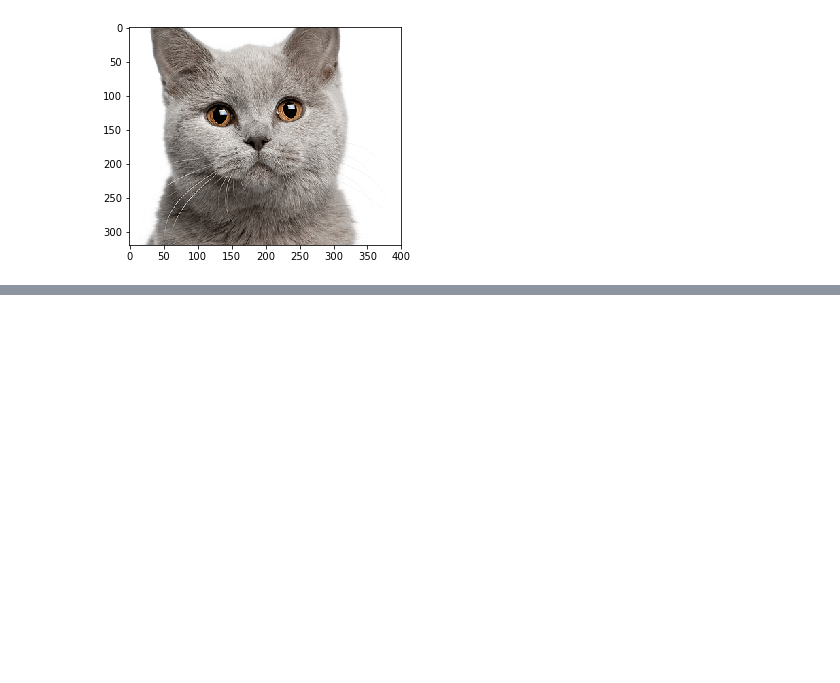
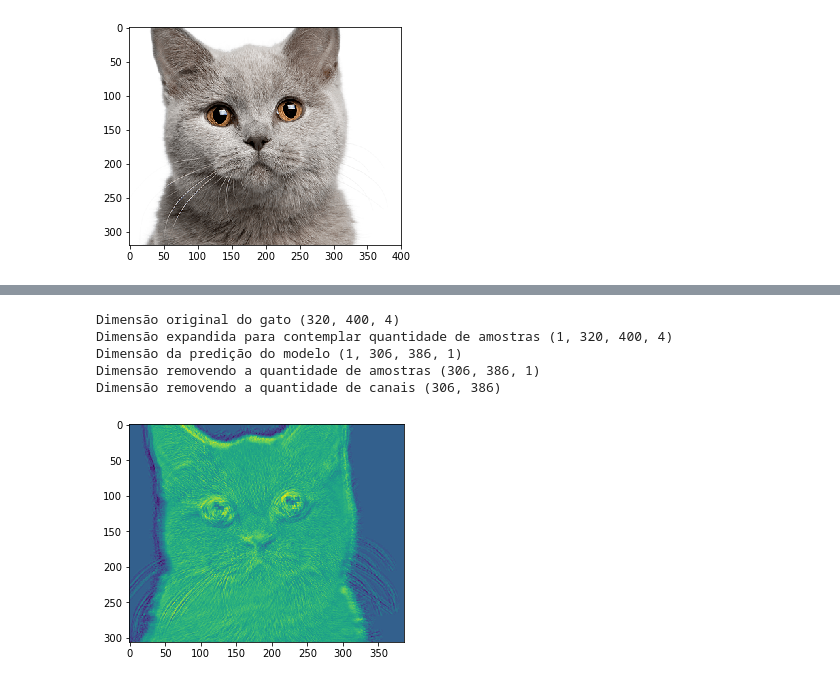
Before and after one commit to pvcastro/deeplearningufg, a Jupyter notebook: Lista Semana 4/procure_o_gato_com_cnn.ipynb, the cells around one changed output, grey strips where cells are left out. Saved outputs shown, nothing was run; the diff lists cells and outputs as text; code cells hidden in the pictures; blank space fills up the shorter version.

```diff
--- a/Lista Semana 4/procure_o_gato_com_cnn.ipynb
+++ b/Lista Semana 4/procure_o_gato_com_cnn.ipynb
@@ -27,0 +129,3 @@ conv_cat = model.predict(cat_batch)
+# %%
+model = Sequential()
+model.add(Convolution2D(1, (15,15), input_shape=cat.shape))
@@ -27,0 +134,9 @@ conv_cat = model.predict(cat_batch)
+# %%
+imprime_gatinho_fofo(model, cat)
+# %% [output]
+Dimensão original do gato (320, 400, 4)
+Dimensão expandida para contemplar quantidade de amostras (1, 320, 400, 4)
+Dimensão da predição do modelo (1, 306, 386, 1)
+Dimensão removendo a quantidade de amostras (306, 386, 1)
+Dimensão removendo a quantidade de canais (306, 386)
+[figure, added]
```
Also changed, not shown: parts of 53 cells of this notebook, 1 other file.
